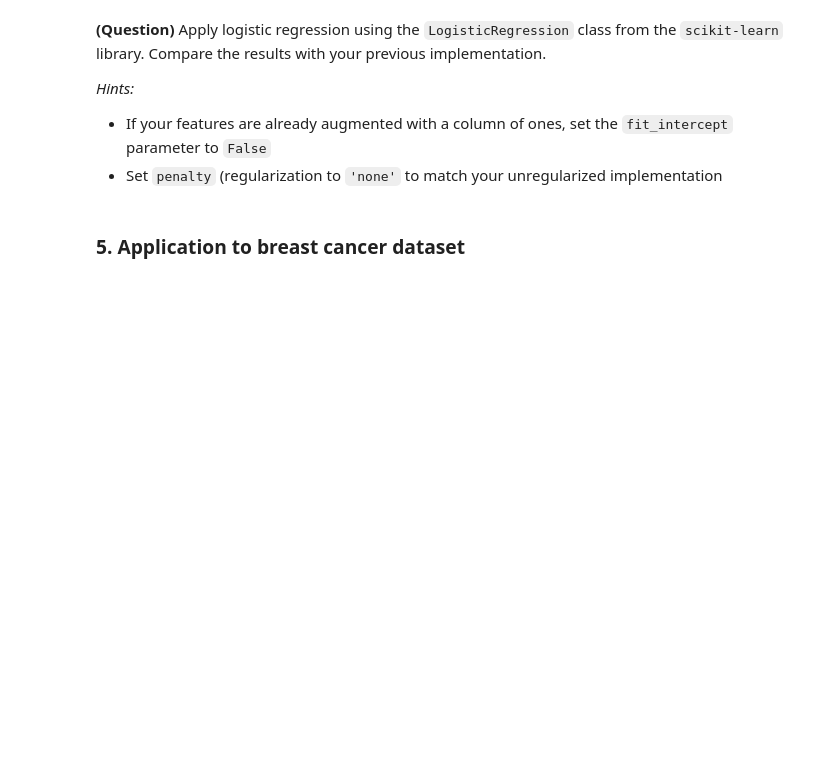
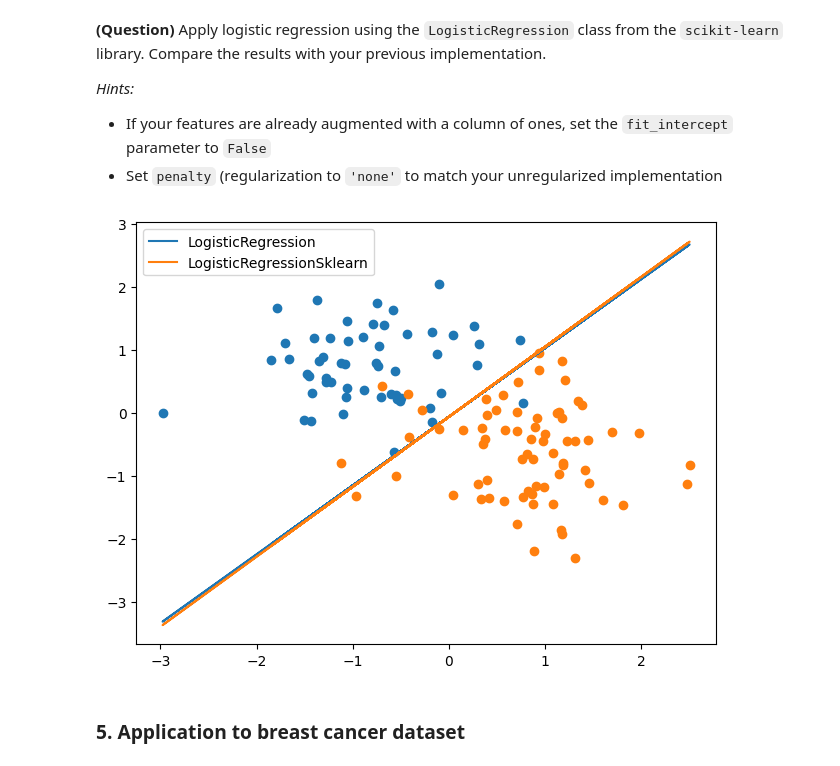
Before and after one commit to aytilfani/ml-3a, a Jupyter notebook: ml-tp2.ipynb, the cells around one changed output. Drawn from its saved outputs; the diff is of its cells as text; code cells hidden in the pictures; blank space fills up the shorter version.

```diff
--- a/ml-tp2.ipynb
+++ b/ml-tp2.ipynb
@@ -183,8 +194,27 @@ raise NotImplementedError()
 - Set `penalty` (regularization to `'none'` to match your unregularized implementation
 # %%
 from sklearn.linear_model import LogisticRegression as LogisticRegressionSklearn
-# YOUR CODE HERE
-raise NotImplementedError()
+
+clf = LogisticRegressionSklearn(penalty='none', fit_intercept=False).fit(X_train, y_train)
+clf.predict(X_valid)
+
+b, w1_sk, w2_sk = clf.coef_.T
+c = - b/w2_sk
+m = - w1_sk/w2_sk
+
+z_sk = np.ones(np.shape(X_valid)[0])
+for i in range(z.shape[0]):
+    z_sk[i] =  m*X_valid[i][1] + c
+
+
+plt.plot(X_valid[:, 1],z, label='LogisticRegression')
+plt.plot(X_valid[:, 1],z_sk, label='LogisticRegressionSklearn')
+plt.scatter(X_valid[:, 1][y_valid == 0], X_valid[:, 2][y_valid == 0])
+plt.scatter(X_valid[:, 1][y_valid == 1], X_valid[:, 2][y_valid == 1])
+plt.legend()
+plt.tight_layout()
+# %% [output]
+[figure, added]
 # %% [markdown]
 ### 5. Application to breast cancer dataset
 # %%
```
Also changed, not shown: parts of 8 cells of this notebook.
